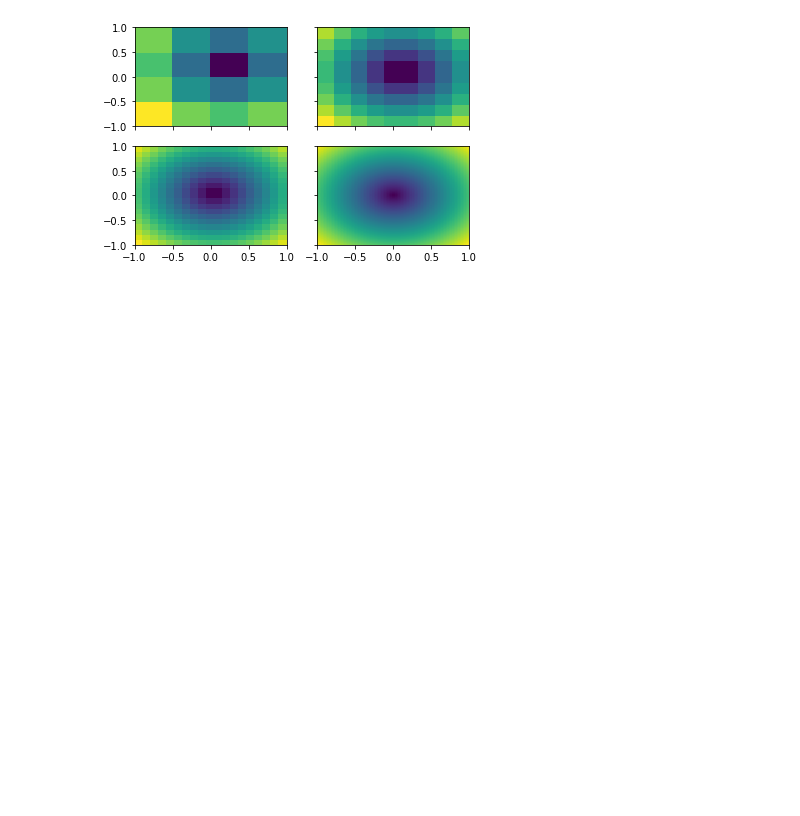
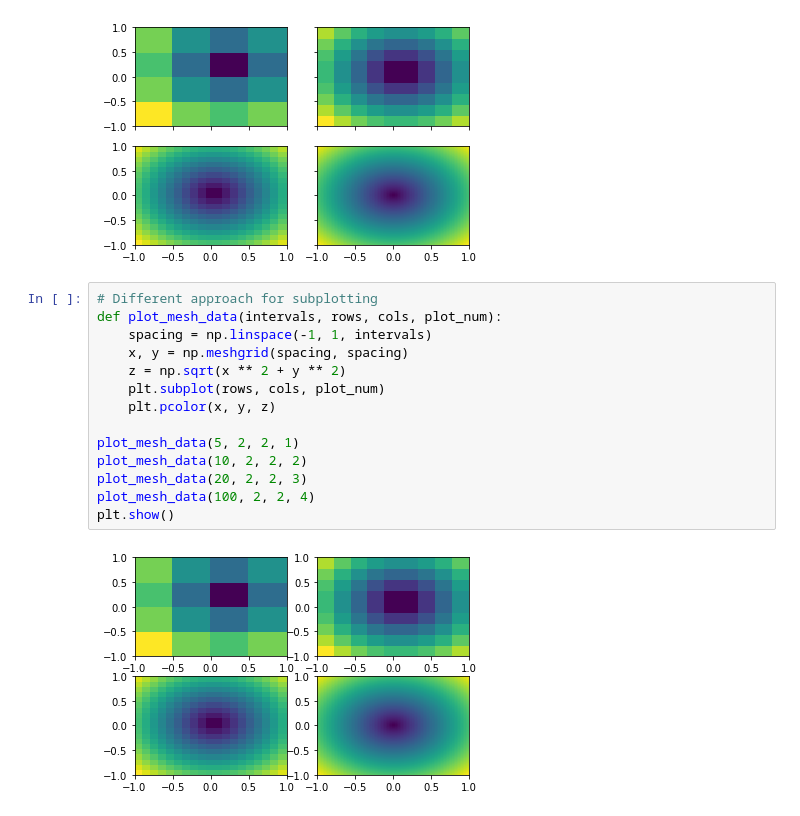
Before and after one commit to woo-chia-wei/python-data-visualization, a Jupyter notebook: projects/pseudocolor.ipynb, the cells around one changed output. Saved outputs shown, nothing was run; the diff lists cells and outputs as text; blank space fills up the shorter version.

Commit message:
Added alternative approach for subplotting in psuedocolor project.

```diff
--- a/projects/pseudocolor.ipynb
+++ b/projects/pseudocolor.ipynb
@@ -20,3 +20,19 @@ plot_mesh_data(ax4, 100)
 plt.show()
 # %% [output]
 [figure]
+# %%
+# Different approach for subplotting
+def plot_mesh_data(intervals, rows, cols, plot_num):
+    spacing = np.linspace(-1, 1, intervals)
+    x, y = np.meshgrid(spacing, spacing)
+    z = np.sqrt(x ** 2 + y ** 2)
+    plt.subplot(rows, cols, plot_num)
+    plt.pcolor(x, y, z)
+
+plot_mesh_data(5, 2, 2, 1)
+plot_mesh_data(10, 2, 2, 2)
+plot_mesh_data(20, 2, 2, 3)
+plot_mesh_data(100, 2, 2, 4)
+plt.show()
+# %% [output]
+[figure, added]
```
Also changed, not shown: 1 other file.
